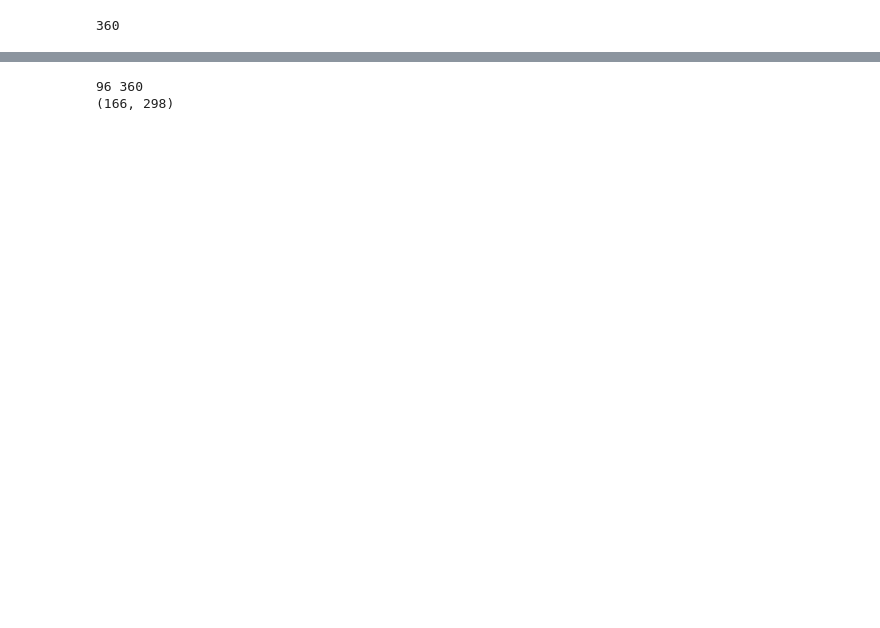
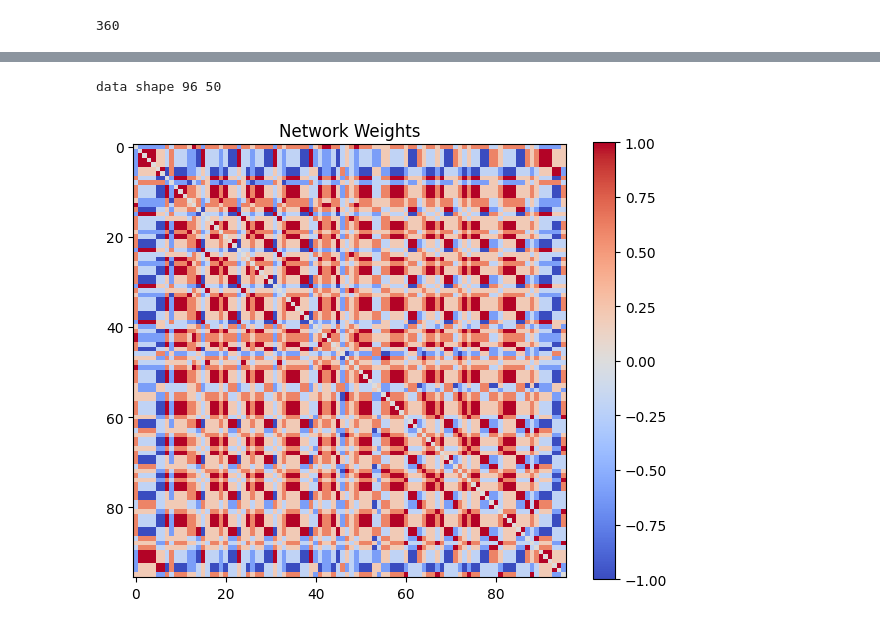
Before and after one commit to mikolasan/ai_sandbox, a Jupyter notebook: arc/hopfield.ipynb, the cells around one changed output, grey strips where cells are left out. Saved outputs shown, nothing was run; the diff lists cells and outputs as text; code cells hidden in the pictures; blank space fills up the shorter version.

```diff
--- a/arc/hopfield.ipynb
+++ b/arc/hopfield.ipynb
@@ -57,45 +102,12 @@ plt.show()
 # %%
-t = np.array(arrays).T
-# Assuming t is an SxQ matrix (2D array)
+t = np.array(arrays[0:50]).T
 S, Q = t.shape
-print(S, Q)
-W = np.zeros((S, S))
+W = naive_train(t)
 
-for k in range(Q):
-    W += (1/Q) * np.outer(t[:, k], t[:, k])
-
-# Zeroing the diagonal
-np.fill_diagonal(W, 0)
-
-# Placeholder for CY
-CY = []
-
-# This function approximates the behavior of the MATLAB satlins function
-# (saturating linear transfer) using np.clip().
-def satlins(x):
-    return np.clip(x, 0, 1)
-
-# Iterating over each column of t
-for k in range(Q):
-    u = t[:, k]
-    uu = t[:, k]
-    while np.linalg.norm(satlins(W @ u) - u) > 0:
-        u = satlins(W @ u)
-    #print('clip', uu, '->', u)
-    CY.append(u)
-
-CY = np.array(CY).T  # Convert list of arrays to 2D array
-
-# Prepare alld array
-space = 2
-n_copies = 30
-n_classes = 12
-digit_height = 12
-digit_width = 8
-alld = np.zeros(
-    (n_classes * (digit_height + space) - space,
-    n_copies * (digit_width + space) - space))
-print(alld.shape)
+p = predict(t, W)
 # %% [output]
-96 360
-(166, 298)
+data shape 96 50
+# %%
+plot_weights(W)
+# %% [output]
+[figure, added]
```
Also changed, not shown: parts of 21 cells of this notebook, 1 other file.
